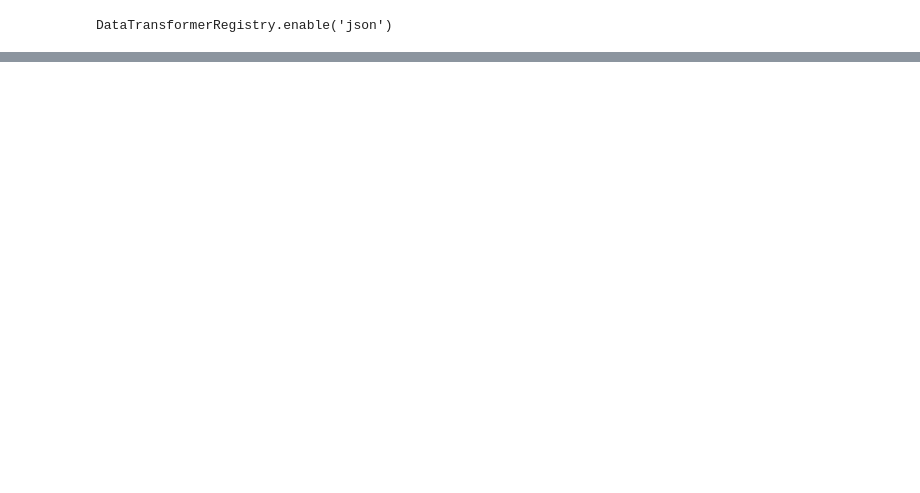
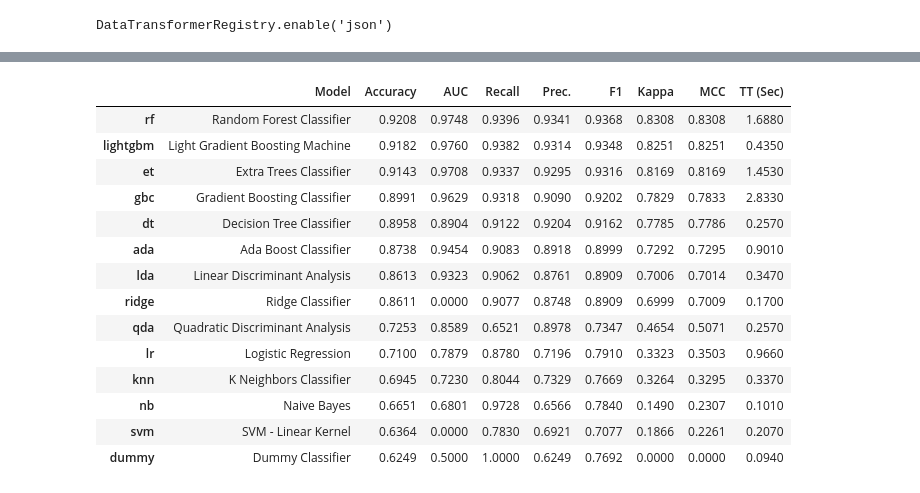
Before and after one commit to nlunce/ds250, a Jupyter notebook: project4/project4gq2.ipynb, the cells around one changed output, grey strips where cells are left out. Drawn from its saved outputs; the diff is of its cells as text; code cells hidden in the pictures; blank space fills up the shorter version.

```diff
--- a/project4/project4gq2.ipynb
+++ b/project4/project4gq2.ipynb
@@ -40,0 +86,3 @@ dwell_ml['after1980'] = (dwell_ml['yrbuilt'] > 1980).astype(int)
+# %%
+best = compare_models()
+# %% [output]
@@ -40,0 +90,15 @@ dwell_ml['after1980'] = (dwell_ml['yrbuilt'] > 1980).astype(int)
+|  | Model | Accuracy | AUC | Recall | Prec. | F1 | Kappa | MCC | TT (Sec) |
+| rf | Random Forest Classifier | 0.9208 | 0.9748 | 0.9396 | 0.9341 | 0.9368 | 0.8308 | 0.8308 | 1.6880 |
+| lightgbm | Light Gradient Boosting Machine | 0.9182 | 0.9760 | 0.9382 | 0.9314 | 0.9348 | 0.8251 | 0.8251 | 0.4350 |
+| et | Extra Trees Classifier | 0.9143 | 0.9708 | 0.9337 | 0.9295 | 0.9316 | 0.8169 | 0.8169 | 1.4530 |
+| gbc | Gradient Boosting Classifier | 0.8991 | 0.9629 | 0.9318 | 0.9090 | 0.9202 | 0.7829 | 0.7833 | 2.8330 |
+| dt | Decision Tree Classifier | 0.8958 | 0.8904 | 0.9122 | 0.9204 | 0.9162 | 0.7785 | 0.7786 | 0.2570 |
+| ada | Ada Boost Classifier | 0.8738 | 0.9454 | 0.9083 | 0.8918 | 0.8999 | 0.7292 | 0.7295 | 0.9010 |
+| lda | Linear Discriminant Analysis | 0.8613 | 0.9323 | 0.9062 | 0.8761 | 0.8909 | 0.7006 | 0.7014 | 0.3470 |
+| ridge | Ridge Classifier | 0.8611 | 0.0000 | 0.9077 | 0.8748 | 0.8909 | 0.6999 | 0.7009 | 0.1700 |
+| qda | Quadratic Discriminant Analysis | 0.7253 | 0.8589 | 0.6521 | 0.8978 | 0.7347 | 0.4654 | 0.5071 | 0.2570 |
+| lr | Logistic Regression | 0.7100 | 0.7879 | 0.8780 | 0.7196 | 0.7910 | 0.3323 | 0.3503 | 0.9660 |
+| knn | K Neighbors Classifier | 0.6945 | 0.7230 | 0.8044 | 0.7329 | 0.7669 | 0.3264 | 0.3295 | 0.3370 |
+| nb | Naive Bayes | 0.6651 | 0.6801 | 0.9728 | 0.6566 | 0.7840 | 0.1490 | 0.2307 | 0.1010 |
+| svm | SVM - Linear Kernel | 0.6364 | 0.0000 | 0.7830 | 0.6921 | 0.7077 | 0.1866 | 0.2261 | 0.2070 |
+| dummy | Dummy Classifier | 0.6249 | 0.5000 | 1.0000 | 0.6249 | 0.7692 | 0.0000 | 0.0000 | 0.0940 |
```
Also changed, not shown: parts of 8 cells of this notebook, 5 other files.
